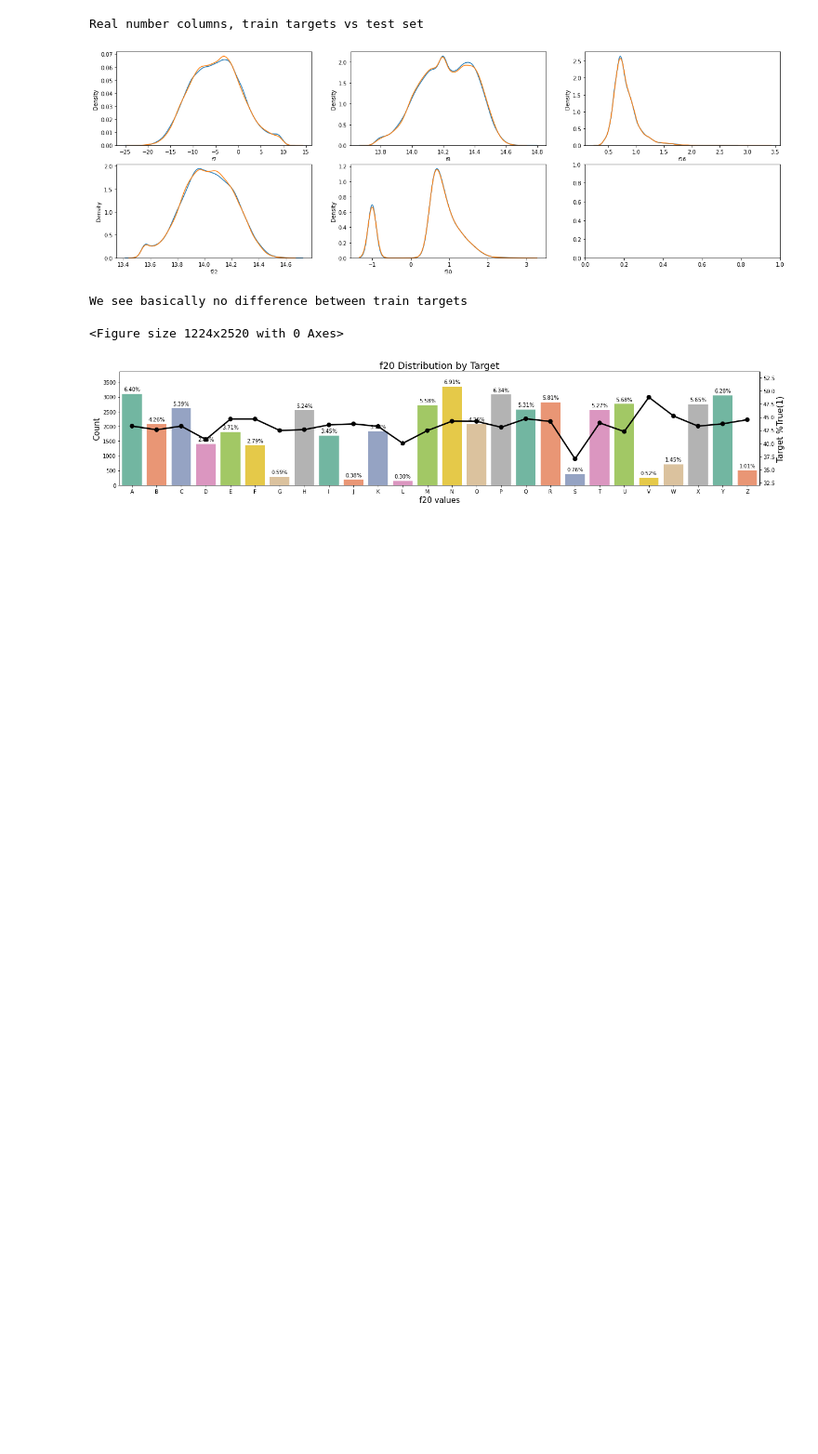
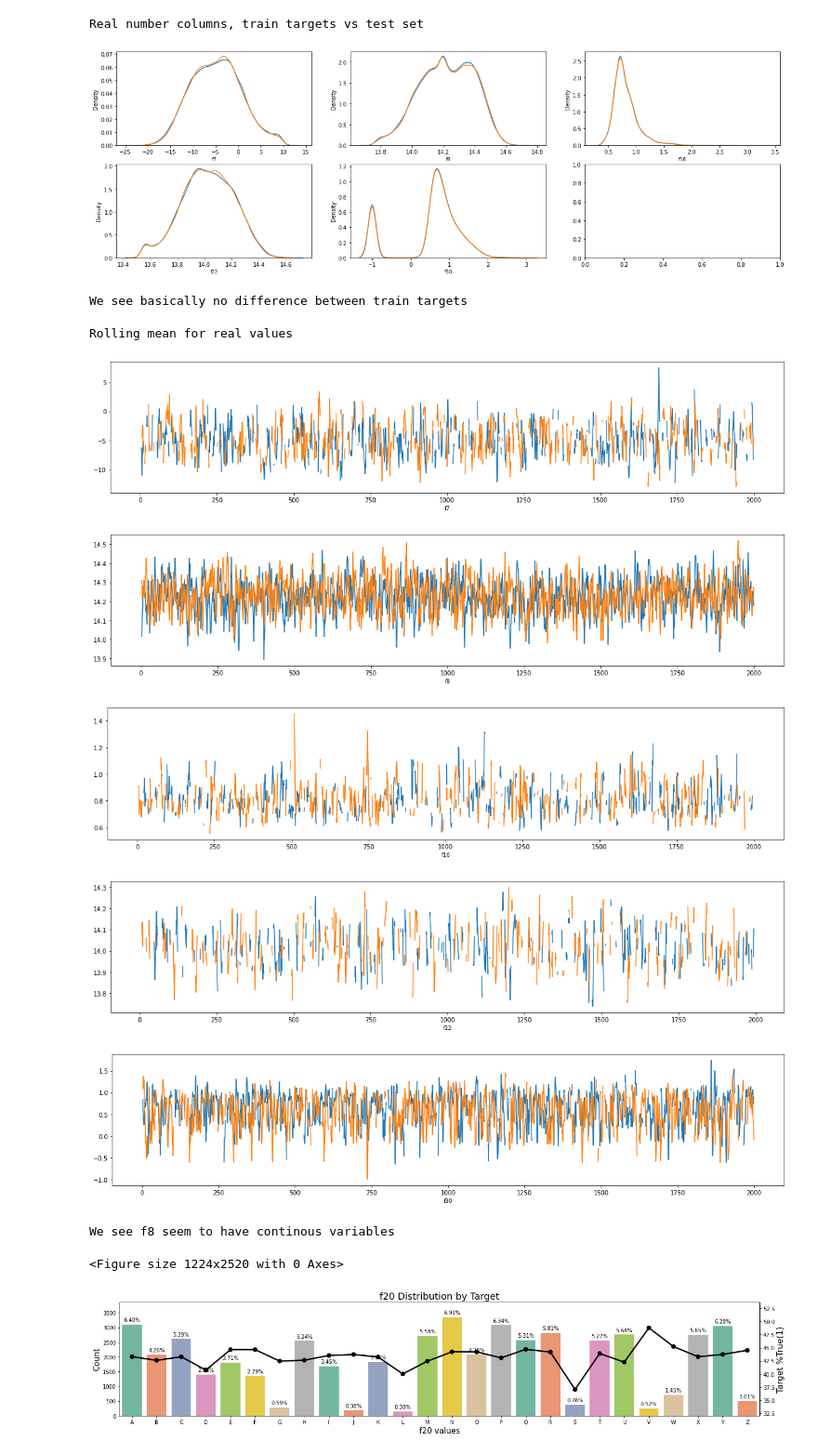
Before and after one commit to oyvindsam/mikkel-og-oyvind, a Jupyter notebook: explore-Copy1.ipynb, the cells around one changed output. Shown: that part at 93% size. Saved outputs shown, nothing was run; the diff lists cells and outputs as text; code cells hidden in the pictures; blank space fills up the shorter version.

Commit message:
add graphs for real columns

```diff
--- a/explore-Copy1.ipynb
+++ b/explore-Copy1.ipynb
@@ -4,8 +4,8 @@ import pandas_profiling
 import matplotlib.pyplot as plt
 import seaborn as sns
 # %%
-train = pd.read_csv('data/challenge3_train.csv', index_col='id')
-test = pd.read_csv('data/challenge3_test.csv', index_col='id')
+train = pd.read_csv('data/challenge3_train.csv', index_col='id').reset_index()
+test = pd.read_csv('data/challenge3_test.csv', index_col='id').reset_index()
 data = pd.concat([train, test])
 print(f'train: {train.shape} | test: {test.shape}, all: {data.shape}')
 train.head(2)
@@ -178,6 +185,26 @@ print('We see basically no difference between train targets')
 Real number columns, train targets vs test set
 [figure]
 We see basically no difference between train targets
+# %%
+print('Rolling mean for real values')
+for col in features_real:
+    plt.figure(figsize=(20, 4))
+
+    train[col][:2000].rolling(4).mean().plot()
+    test[col][:2000].rolling(4).mean().plot()
+
+    plt.xlabel(col, fontsize=9)
+
+    plt.show()
+print('We see f8 seem to have continous variables.')
+# %% [output]
+Rolling mean for real values
+[figure, added]
+[figure, added]
+[figure, added]
+[figure, added]
+[figure, added]
+We see f8 seem to have continous variables
 # %%
 # creds: https://www.kaggle.com/warkingleo2000/first-step-on-kaggle
 ord_cols = ['f20']
```
Also changed, not shown: parts of 2 cells of this notebook, 1 other file.
